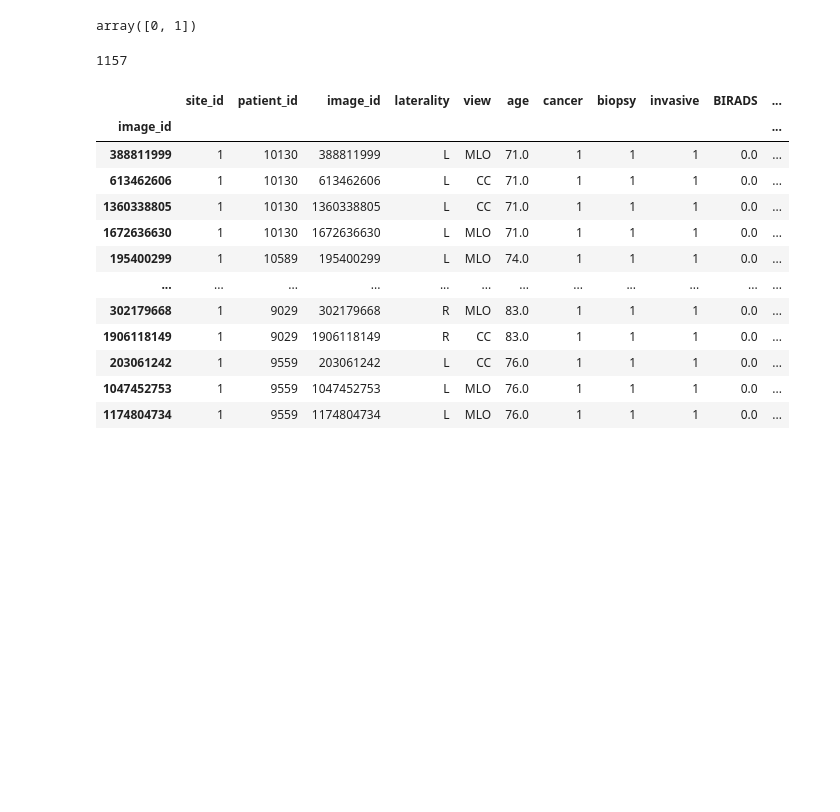
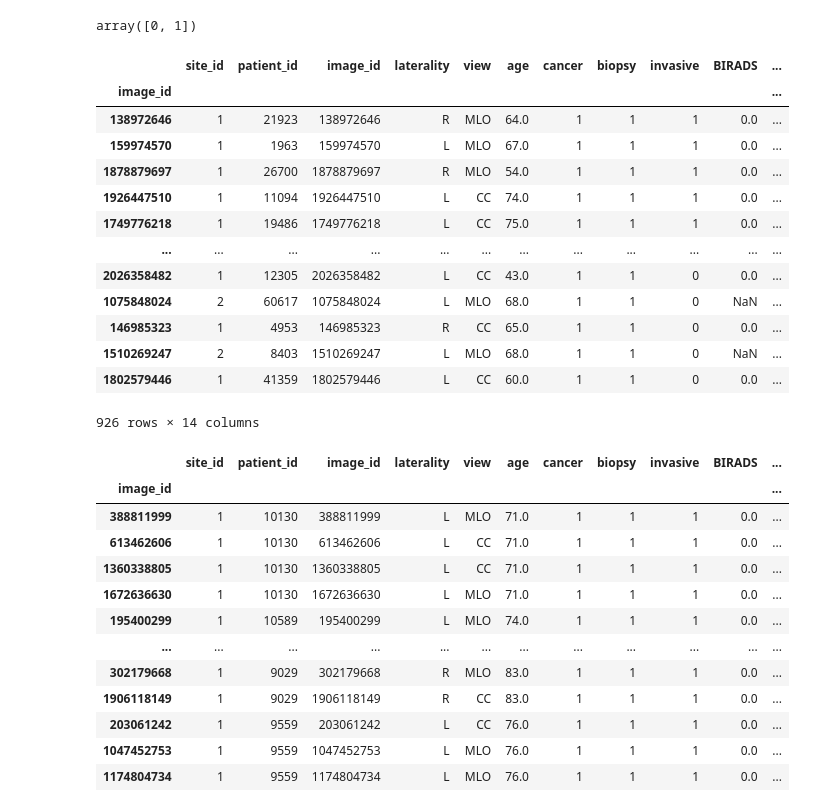
Before and after one commit to patrickpynadath/cancer_detection, a Jupyter notebook: notebooks/Processing scratch.ipynb, the cells around one changed output. Saved outputs shown, nothing was run; the diff lists cells and outputs as text; code cells hidden in the pictures; blank space fills up the shorter version.

```diff
--- a/notebooks/Processing scratch.ipynb
+++ b/notebooks/Processing scratch.ipynb
@@ -161,11 +173,26 @@ target_val = 1
 tmp = train_csv[train_csv[target_col].isin([target_val])]
 total_ids = tmp['image_id']
 # %%
-x, y = next(rs.split(total_ids))
+from sklearn.model_selection import ShuffleSplit
+rs = ShuffleSplit(n_splits=1, test_size=.2)
+neg_train, neg_test = next(rs.split(tmp['image_id']))
 # %%
-max(x)
+tmp.iloc[neg_train]
 # %% [output]
+|  | site_id | patient_id | image_id | laterality | view | age | cancer | biopsy | invasive | BIRADS | ... |
+| image_id |  |  |  |  |  |  |  |  |  |  | ... |
+| 138972646 | 1 | 21923 | 138972646 | R | MLO | 64.0 | 1 | 1 | 1 | 0.0 | ... |
+| 159974570 | 1 | 1963 | 159974570 | L | MLO | 67.0 | 1 | 1 | 1 | 0.0 | ... |
+| 1878879697 | 1 | 26700 | 1878879697 | R | MLO | 54.0 | 1 | 1 | 1 | 0.0 | ... |
+| 1926447510 | 1 | 11094 | 1926447510 | L | CC | 74.0 | 1 | 1 | 1 | 0.0 | ... |
+| 1749776218 | 1 | 19486 | 1749776218 | L | CC | 75.0 | 1 | 1 | 1 | 0.0 | ... |
+| ... | ... | ... | ... | ... | ... | ... | ... | ... | ... | ... | ... |
+| 2026358482 | 1 | 12305 | 2026358482 | L | CC | 43.0 | 1 | 1 | 0 | 0.0 | ... |
+| 1075848024 | 2 | 60617 | 1075848024 | L | MLO | 68.0 | 1 | 1 | 0 | NaN | ... |
+| 146985323 | 1 | 4953 | 146985323 | R | CC | 65.0 | 1 | 1 | 0 | 0.0 | ... |
+| 1510269247 | 2 | 8403 | 1510269247 | L | MLO | 68.0 | 1 | 1 | 0 | NaN | ... |
+| 1802579446 | 1 | 41359 | 1802579446 | L | CC | 60.0 | 1 | 1 | 0 | 0.0 | ... |
-1157
+926 rows × 14 columns
 # %%
 to_mimic = [('invasive', [1]), ('density', ['A', 'B']), ('cancer', [1])]
 tmp = train_csv
```
Also changed, not shown: parts of 5 cells of this notebook, 3 other files.
